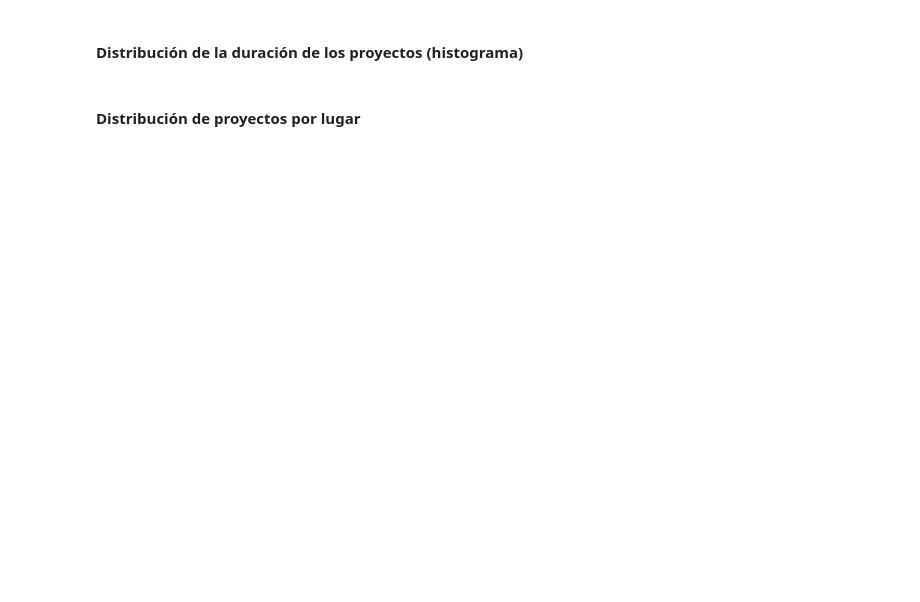
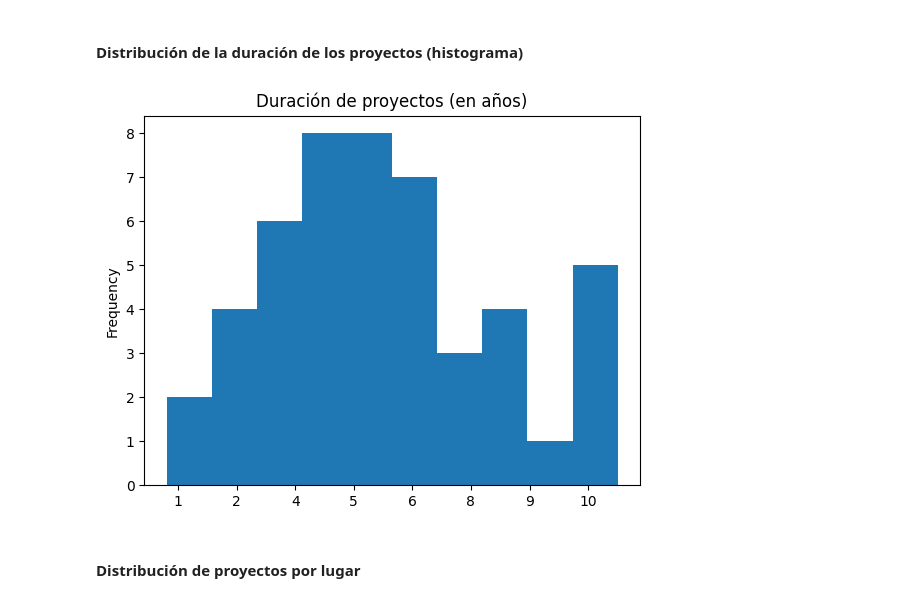
Before and after one commit to eyuste-FS/PracticaFinal, a Jupyter notebook: pythonanalisis/empleados.ipynb, the cells around one changed output. Drawn from its saved outputs; the diff is of its cells as text; code cells hidden in the pictures; blank space fills up the shorter version.

```diff
--- a/pythonanalisis/empleados.ipynb
+++ b/pythonanalisis/empleados.ipynb
@@ -197,6 +247,21 @@ Por lo que el ~68% de las edades están entre 30.3 y 53.5
 # %% [markdown]
 
 #### Distribución de la duración de los proyectos (histograma)
+# %%
+proyectos['F_INICIO'] = pd.to_datetime(proyectos['F_INICIO'], format='%y-%m-%d')
+proyectos['F_FIN'] = pd.to_datetime(proyectos['F_FIN'], format='%y-%m-%d')
+# %%
+def form(delta, _):
+    y = int(delta // 365)
+    return f'{y}'
+
+duraciones = (proyectos['F_FIN'] - proyectos['F_INICIO']).dt.days
+p = duraciones.plot.hist()
+p.xaxis.set_major_formatter(form)
+p.set(title='Duración de proyectos (en años)')
+plt.show()
+# %% [output]
+[figure, added]
 # %% [markdown]
 
 #### Distribución de proyectos por lugar
```
Also changed, not shown: parts of 16 cells of this notebook, 1 other file.
